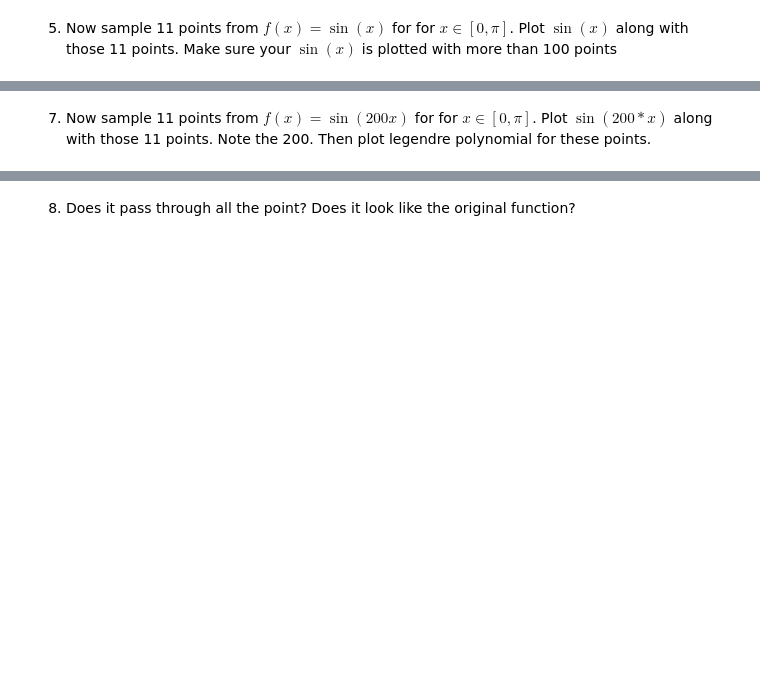
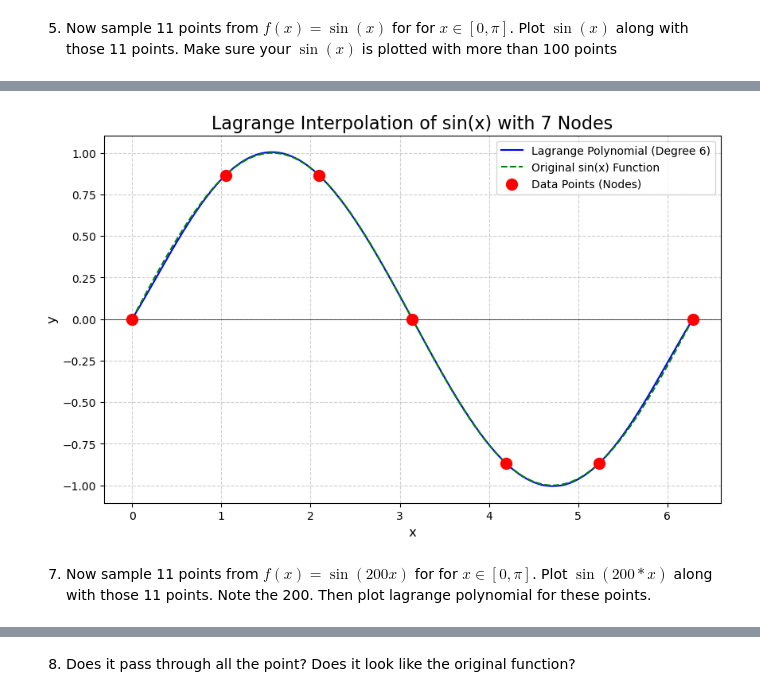
Before and after one commit to cs-muic/iccs205-lectures, a Jupyter notebook: lect06/02 Interpolation - Exercises.ipynb, the cells around one changed output, grey strips where cells are left out. Saved outputs shown, nothing was run; the diff lists cells and outputs as text; code cells hidden in the pictures; blank space fills up the shorter version.

```diff
--- a/lect06/02 Interpolation - Exercises.ipynb
+++ b/lect06/02 Interpolation - Exercises.ipynb
@@ -28,2 +97,51 @@ For those of you who know functional programming try write a functor that return
+# %%
+import numpy as np
+import matplotlib.pyplot as plt
+
+# 0. Another example of implementation of Lagrange polynomial interpolation
+def lagrange_polynomial(x_nodes, y_nodes, x_eval):
+    """
+    Manually calculates the value of a Lagrange interpolating polynomial at a given point.
+    """
+    n = len(x_nodes)
+    polynomial_result = 0.0
+
+    for i in range(n):
+        basis_poly_i = 1.0
+        for j in range(n):
+            if i != j:
+                basis_poly_i *= (x_eval - x_nodes[j]) / (x_nodes[i] - x_nodes[j])
+        polynomial_result += y_nodes[i] * basis_poly_i
+
+    return polynomial_result
+
+# 1. Define the exact nodes you requested
+x_nodes = np.linspace(0, 2 * np.pi, 7)
+y_nodes = np.sin(x_nodes)
+
+# 2. Create a dense range of x-values for plotting a smooth curve
+x_dense = np.linspace(0, 2 * np.pi, 1000)
+
+# 3. Calculate the polynomial's y-values for the dense x-range
+y_dense = [lagrange_polynomial(x_nodes, y_nodes, x) for x in x_dense]
+
+# 4. Plot the results
+plt.figure(figsize=(10, 6))
+# Plot the smooth Lagrange polynomial
+plt.plot(x_dense, y_dense, label='Lagrange Polynomial (Degree 6)', color='blue')
+# Plot the original sine wave for comparison
+plt.plot(x_dense, np.sin(x_dense), label='Original sin(x) Function', color='green', linestyle='--')
+# Plot the 7 nodes the polynomial must pass through
+plt.scatter(x_nodes, y_nodes, color='red', s=100, zorder=5, label='Data Points (Nodes)')
+
+plt.title('Lagrange Interpolation of sin(x) with 7 Nodes', fontsize=16)
+plt.xlabel('x', fontsize=12)
+plt.ylabel('y', fontsize=12)
+plt.legend()
+plt.grid(True, linestyle='--', alpha=0.6)
+plt.axhline(0, color='black', linewidth=0.5)
+plt.show()
+# %% [output]
+[figure, added]
 # %% [markdown]
-7) Now sample 11 points  from $f(x) = \sin(200x)$ for for $x\in[0, \pi]$. Plot $\sin(200*x)$ along with those 11 points. Note the 200. Then plot legendre polynomial for these points.
+7) Now sample 11 points  from $f(x) = \sin(200x)$ for for $x\in[0, \pi]$. Plot $\sin(200*x)$ along with those 11 points. Note the 200. Then plot lagrange polynomial for these points.
```
Also changed, not shown: parts of 7 cells of this notebook, 2 other files.
